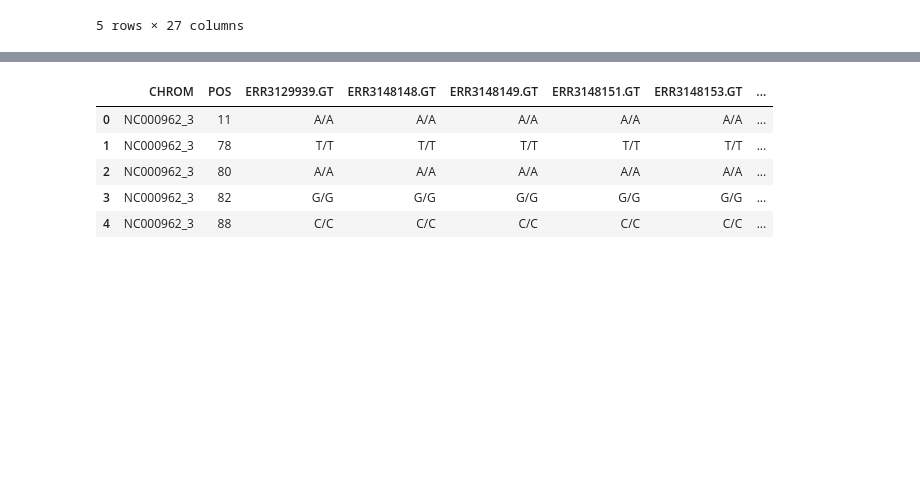
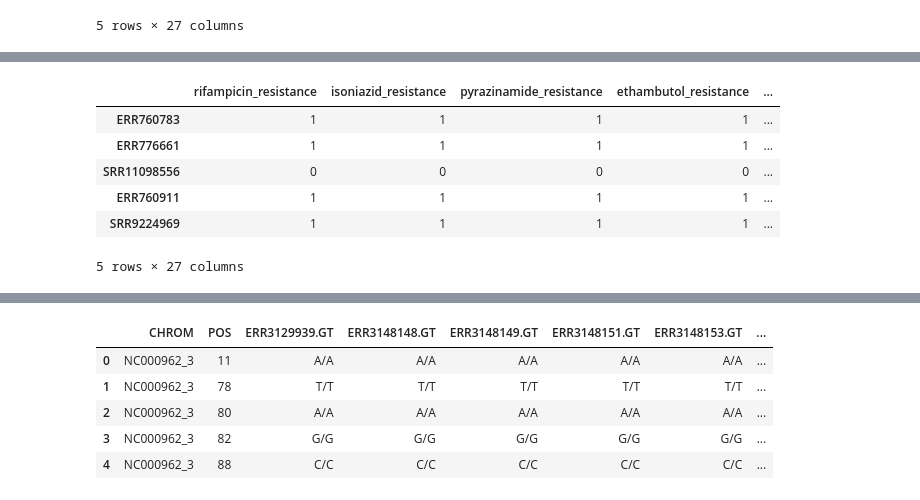
Before and after one commit to abhi18av/drug-resistance-prediction-cambiohack, a Jupyter notebook: src/notebooks/feature_engineering.ipynb, the cells around one changed output, grey strips where cells are left out. Cells and saved outputs as stored; diff of their text form; code cells hidden in the pictures; blank space fills up the shorter version.

```diff
--- a/src/notebooks/feature_engineering.ipynb
+++ b/src/notebooks/feature_engineering.ipynb
@@ -35 +133,14 @@ sns.set()
+# %%
+for col_name in renamed_drug_columns_names:
+    resistance_status_df[col_name] = resistance_status_df[col_name].apply(lambda resistance: 0 if resistance is '-' else 1)
+
+resistance_status_df.head()
+# %% [output]
+|  | rifampicin_resistance | isoniazid_resistance | pyrazinamide_resistance | ethambutol_resistance | ... |
+| ERR760783 | 1 | 1 | 1 | 1 | ... |
+| ERR776661 | 1 | 1 | 1 | 1 | ... |
+| SRR11098556 | 0 | 0 | 0 | 0 | ... |
+| ERR760911 | 1 | 1 | 1 | 1 | ... |
+| SRR9224969 | 1 | 1 | 1 | 1 | ... |
+5 rows × 27 columns
 # %%
```
Also changed, not shown: parts of 27 cells of this notebook.
